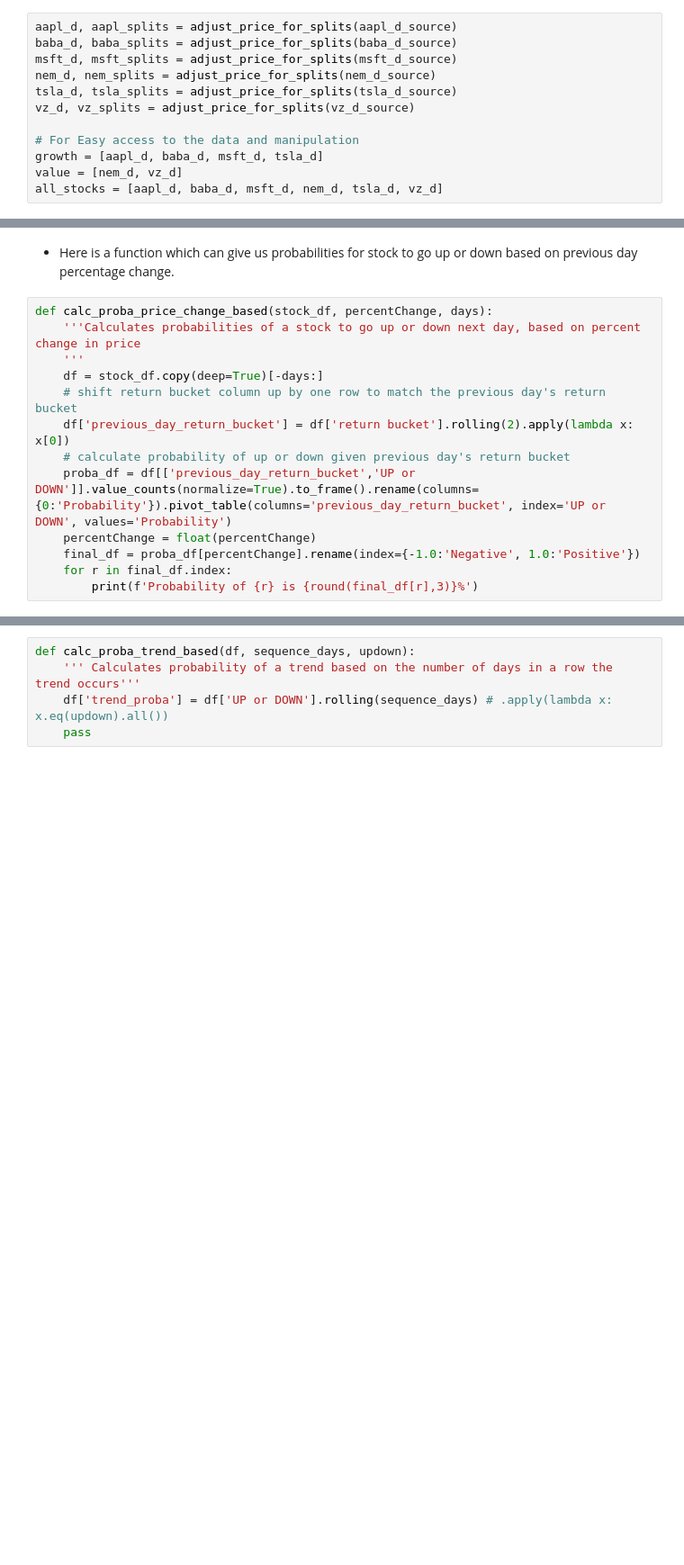
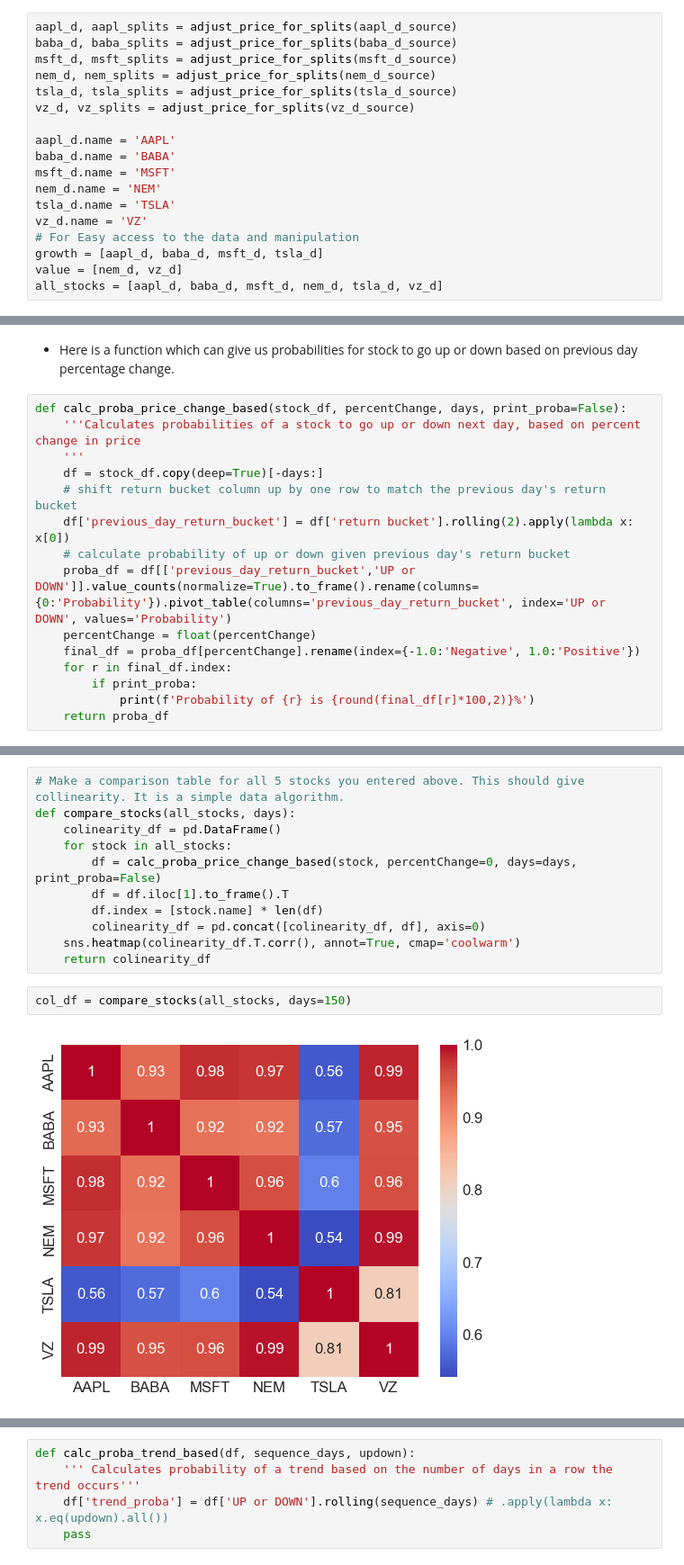
Before and after one commit to Folongton/Stock-Analysis, a Jupyter notebook: P1-Indicators-Chart-Analysis/P1-Chart-Analysis.ipynb, the cells around one changed output, grey strips where cells are left out. Shown at 90% size. Saved outputs shown, nothing was run; the diff lists cells and outputs as text; blank space fills up the shorter version.

Commit message:
Correlation between stock chage

```diff
--- a/P1-Indicators-Chart-Analysis/P1-Chart-Analysis.ipynb
+++ b/P1-Indicators-Chart-Analysis/P1-Chart-Analysis.ipynb
@@ -173,6 +174,12 @@ nem_d, nem_splits = adjust_price_for_splits(nem_d_source)
 tsla_d, tsla_splits = adjust_price_for_splits(tsla_d_source)
 vz_d, vz_splits = adjust_price_for_splits(vz_d_source)
 
+aapl_d.name = 'AAPL'
+baba_d.name = 'BABA'
+msft_d.name = 'MSFT'
+nem_d.name = 'NEM'
+tsla_d.name = 'TSLA'
+vz_d.name = 'VZ'
 # For Easy access to the data and manipulation
 growth = [aapl_d, baba_d, msft_d, tsla_d]
 value = [nem_d, vz_d]
@@ -256,7 +263,7 @@ Name: return bucket, dtype: float64
 # %% [markdown]
 * Here is a function which can give us probabilities for stock to go up or down based on previous day percentage change.
 # %%
-def calc_proba_price_change_based(stock_df, percentChange, days):
+def calc_proba_price_change_based(stock_df, percentChange, days, print_proba=False):
     '''Calculates probabilities of a stock to go up or down next day, based on percent change in price
     '''
     df = stock_df.copy(deep=True)[-days:]
@@ -267,5 +274,7 @@ def calc_proba_price_change_based(stock_df, percentChange, days):
     percentChange = float(percentChange)
     final_df = proba_df[percentChange].rename(index={-1.0:'Negative', 1.0:'Positive'})
     for r in final_df.index:
-        print(f'Probability of {r} is {round(final_df[r],3)}%')
+        if print_proba:
+            print(f'Probability of {r} is {round(final_df[r]*100,2)}%')
+    return proba_df
 # %%
@@ -277,0 +291,15 @@ Probability of Positive is 0.159%
+# %%
+# Make a comparison table for all 5 stocks you entered above. This should give collinearity. It is a simple data algorithm.
+def compare_stocks(all_stocks, days):
+    colinearity_df = pd.DataFrame()
+    for stock in all_stocks:
+        df = calc_proba_price_change_based(stock, percentChange=0, days=days, print_proba=False)
+        df = df.iloc[1].to_frame().T
+        df.index = [stock.name] * len(df)
+        colinearity_df = pd.concat([colinearity_df, df], axis=0)
+    sns.heatmap(colinearity_df.T.corr(), annot=True, cmap='coolwarm')
+    return colinearity_df
+# %%
+col_df = compare_stocks(all_stocks, days=150)
+# %% [output]
+[figure, added]
```
Also changed, not shown: parts of 6 cells of this notebook.
